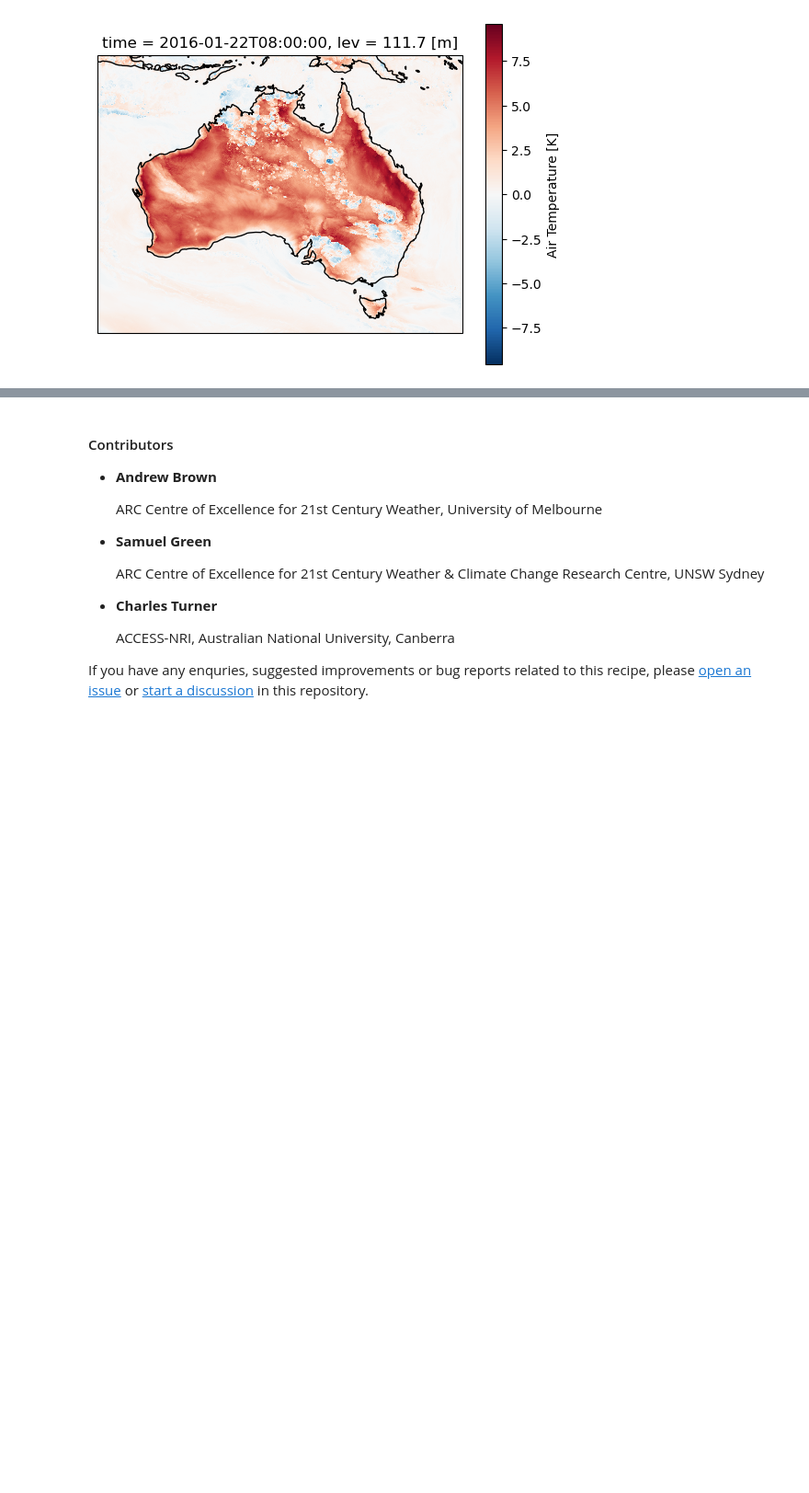
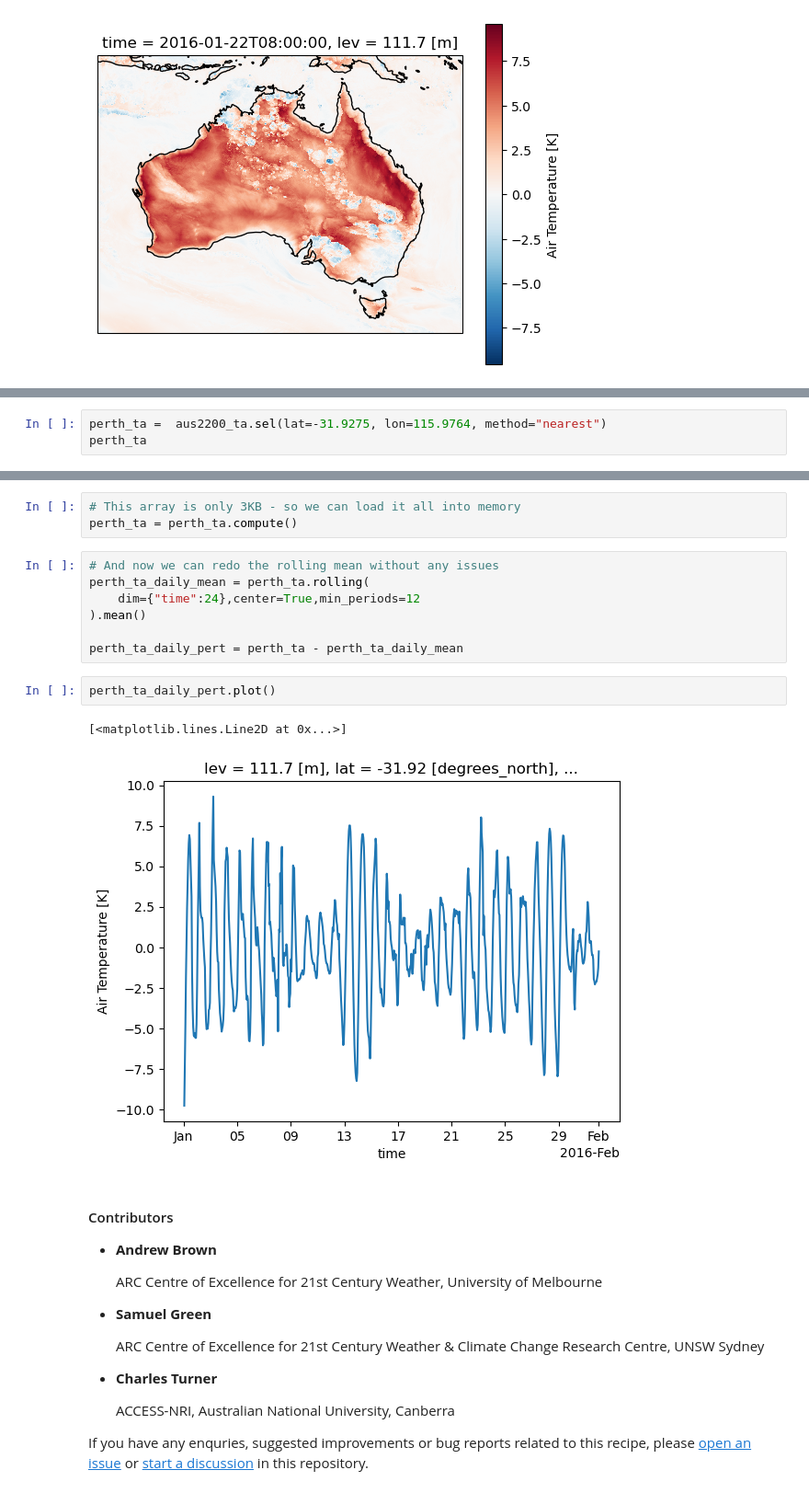
Before and after one commit to ACCESS-Community-Hub/atmosphere-cookbook, a Jupyter notebook: Recipes/AUS2200_xarray_rolling.ipynb, the cells around one changed output, grey strips where cells are left out. Shown at 92% size. Cells and saved outputs as stored; diff of their text form; blank space fills up the shorter version.

```diff
--- a/Recipes/AUS2200_xarray_rolling.ipynb
+++ b/Recipes/AUS2200_xarray_rolling.ipynb
@@ -234,0 +248,3 @@ ValueError: Moving window (=24) must between 1 and 23, inclusive
+# %%
+perth_ta =  aus2200_ta.sel(lat=-31.9275, lon=115.9764, method="nearest")
+perth_ta
@@ -235,3 +276,18 @@ ValueError: Moving window (=24) must between 1 and 23, inclusive
+# %%
+# This array is only 3KB - so we can load it all into memory
+perth_ta = perth_ta.compute()
+# %%
+# And now we can redo the rolling mean without any issues
+perth_ta_daily_mean = perth_ta.rolling(
+    dim={"time":24},center=True,min_periods=12
+).mean()
+
+perth_ta_daily_pert = perth_ta - perth_ta_daily_mean
+# %%
+perth_ta_daily_pert.plot()
+# %% [output]
+[<matplotlib.lines.Line2D at 0x...>]
+[figure, added]
 # %% [markdown]
 #### Contributors
 
```
Also changed, not shown: parts of 4 cells of this notebook.
